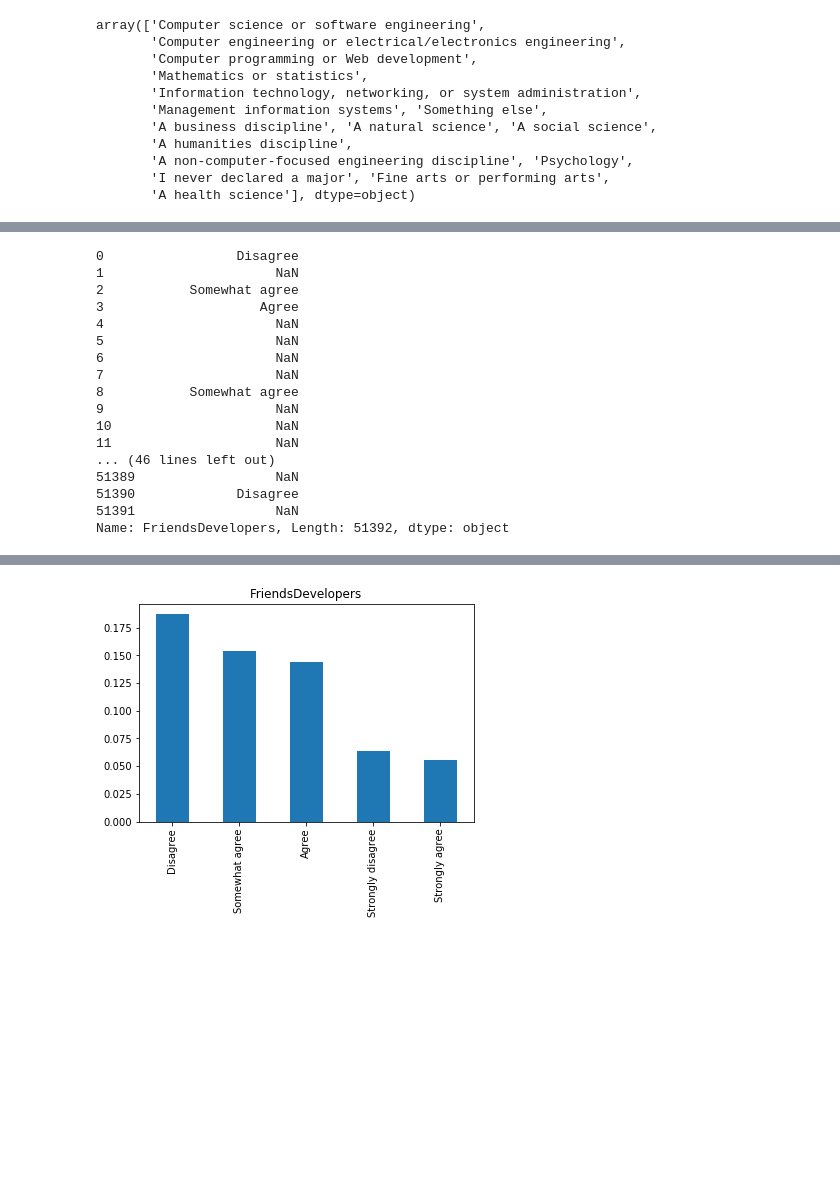
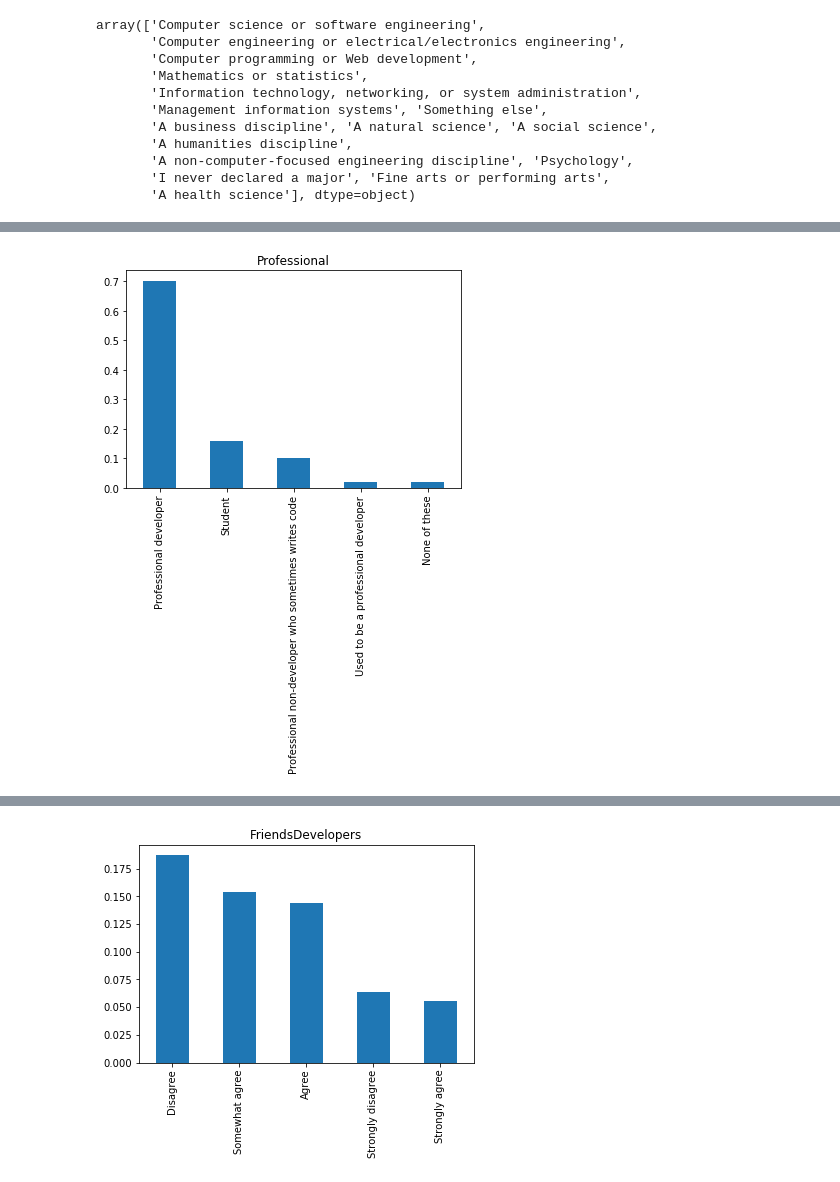
Before and after one commit to wbagais/Stack_Overflow_Developer_Survey_2017, a Jupyter notebook: Stack_Overflow_Developer_Survey_2017.ipynb, the cells around one changed output, grey strips where cells are left out. Drawn from its saved outputs; the diff is of its cells as text; code cells hidden in the pictures; blank space fills up the shorter version.

```diff
--- a/Stack_Overflow_Developer_Survey_2017.ipynb
+++ b/Stack_Overflow_Developer_Survey_2017.ipynb
@@ -464,20 +423,6 @@ pd.DataFrame(df.query("Professional == 'Professional developer' and (Gender == '
-# %%
-df['FriendsDevelopers']
-# %% [output]
-0                 Disagree
-1                      NaN
-2           Somewhat agree
-3                    Agree
-4                      NaN
-5                      NaN
-6                      NaN
-7                      NaN
-8           Somewhat agree
-9                      NaN
-10                     NaN
-11                     NaN
-... (46 lines left out)
-51389                  NaN
-51390             Disagree
-51391                  NaN
-Name: FriendsDevelopers, Length: 51392, dtype: object
+# %%
+count_vals = df.Professional.value_counts()
+(count_vals[:10]/df.shape[0]).plot(kind="bar");
+plt.title("Professional");
+# %% [output]
+[figure, added]
```
Also changed, not shown: parts of 44 cells of this notebook.
